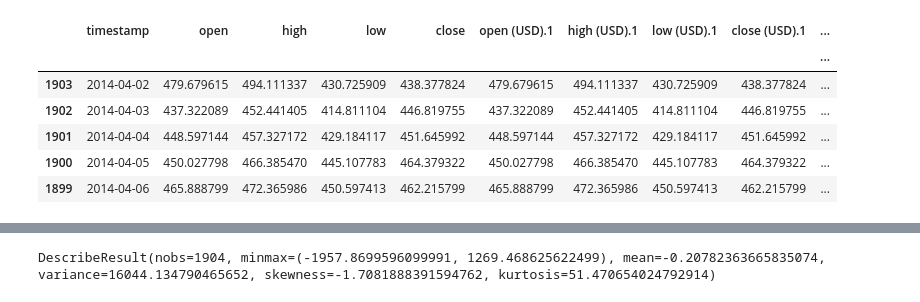
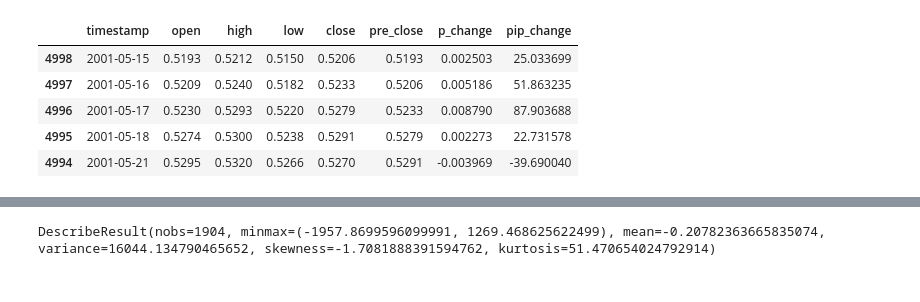
Before and after one commit to jacktator/QuantTrading_Py, a Jupyter notebook: alpha/strategies/optimization_sv.ipynb, the cells around one changed output, grey strips where cells are left out. Cells and saved outputs as stored; diff of their text form; code cells hidden in the pictures.

```diff
--- a/alpha/strategies/optimization_sv.ipynb
+++ b/alpha/strategies/optimization_sv.ipynb
@@ -6,23 +21,22 @@ Importing AUDUSD data.
 # %%
 
 import pandas as pd
 import numpy as np
 import matplotlib.pyplot as plt
 
-forex_symbol = "BTCUSD"
+forex_symbol = "AUDUSD"
 
 forex_df = pd.read_csv('../../data/gen/{}_Daily_df.csv'.format(forex_symbol),
                        parse_dates=True,
                        index_col=0)
 # Strip whitespace from column names
 forex_df.columns = forex_df.columns.str.strip()
 # Print
 forex_df.head()
 # %% [output]
-|  | timestamp | open | high | low | close | open (USD).1 | high (USD).1 | low (USD).1 | close (USD).1 | ... |
-|  |  |  |  |  |  |  |  |  |  | ... |
-| 1903 | 2014-04-02 | 479.679615 | 494.111337 | 430.725909 | 438.377824 | 479.679615 | 494.111337 | 430.725909 | 438.377824 | ... |
-| 1902 | 2014-04-03 | 437.322089 | 452.441405 | 414.811104 | 446.819755 | 437.322089 | 452.441405 | 414.811104 | 446.819755 | ... |
-| 1901 | 2014-04-04 | 448.597144 | 457.327172 | 429.184117 | 451.645992 | 448.597144 | 457.327172 | 429.184117 | 451.645992 | ... |
-| 1900 | 2014-04-05 | 450.027798 | 466.385470 | 445.107783 | 464.379322 | 450.027798 | 466.385470 | 445.107783 | 464.379322 | ... |
-| 1899 | 2014-04-06 | 465.888799 | 472.365986 | 450.597413 | 462.215799 | 465.888799 | 472.365986 | 450.597413 | 462.215799 | ... |
+|  | timestamp | open | high | low | close | pre_close | p_change | pip_change |
+| 4998 | 2001-05-15 | 0.5193 | 0.5212 | 0.5150 | 0.5206 | 0.5193 | 0.002503 | 25.033699 |
+| 4997 | 2001-05-16 | 0.5209 | 0.5240 | 0.5182 | 0.5233 | 0.5206 | 0.005186 | 51.863235 |
+| 4996 | 2001-05-17 | 0.5230 | 0.5293 | 0.5220 | 0.5279 | 0.5233 | 0.008790 | 87.903688 |
+| 4995 | 2001-05-18 | 0.5274 | 0.5300 | 0.5238 | 0.5291 | 0.5279 | 0.002273 | 22.731578 |
+| 4994 | 2001-05-21 | 0.5295 | 0.5320 | 0.5266 | 0.5270 | 0.5291 | -0.003969 | -39.690040 |
```
Also changed, not shown: parts of 25 cells of this notebook, 1 other file.
